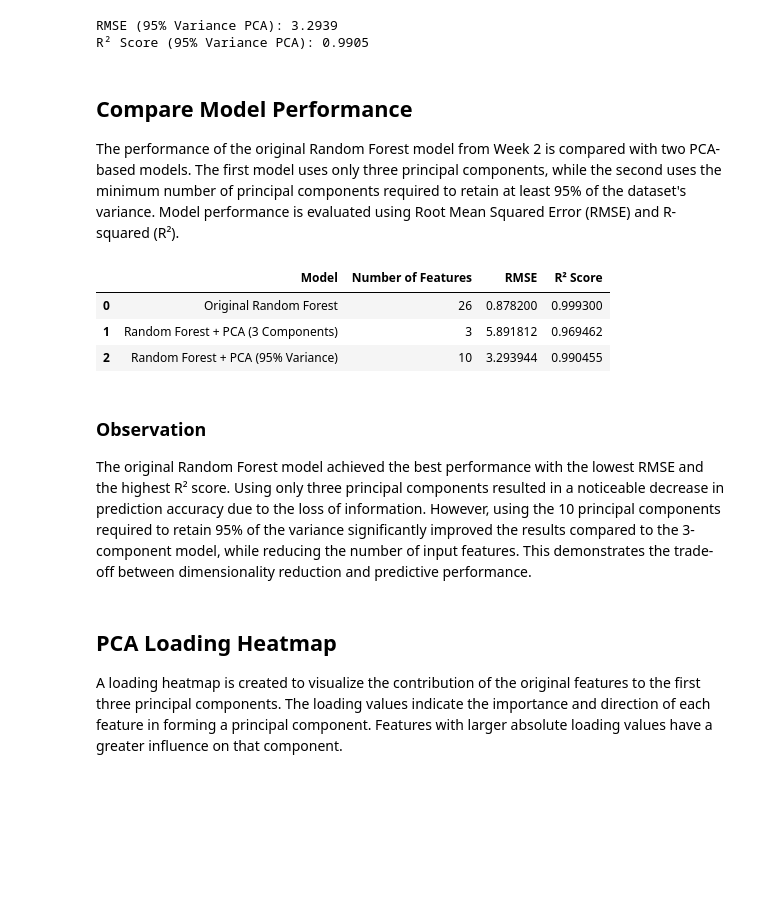
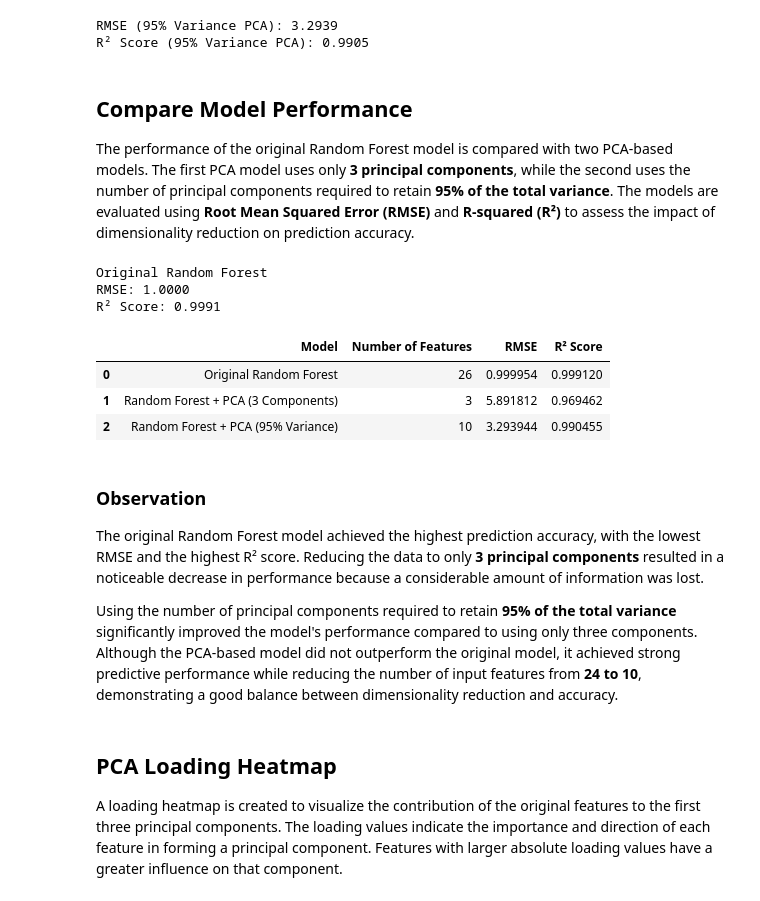
Before and after one commit to hania-sajjad/WEEK-3-TASK, a Jupyter notebook: notebooks /week3_pca.ipynb, the cells around one changed output. Drawn from its saved outputs; the diff is of its cells as text; code cells hidden in the pictures; blank space fills up the shorter version.

Commit message:
Fixed Comparison Part

```diff
--- a/notebooks /week3_pca.ipynb
+++ b/notebooks /week3_pca.ipynb
@@ -268,42 +268,69 @@ R² Score (95% Variance PCA): 0.9905
 # %% [markdown]
 ## Compare Model Performance
 
-The performance of the original Random Forest model from Week 2 is compared with two PCA-based models. The first model uses only three principal components, while the second uses the minimum number of principal components required to retain at least 95% of the dataset's variance. Model performance is evaluated using Root Mean Squared Error (RMSE) and R-squared (R²).
+The performance of the original Random Forest model is compared with two PCA-based models. The first PCA model uses only **3 principal components**, while the second uses the number of principal components required to retain **95% of the total variance**. The models are evaluated using **Root Mean Squared Error (RMSE)** and **R-squared (R²)** to assess the impact of dimensionality reduction on prediction accuracy.
+# %%
+# Train the original Random Forest model (without PCA)
+
+rf_original = RandomForestRegressor(
+    n_estimators=100,
+    random_state=42
+)
+
+rf_original.fit(X_train, y_train)
+
+# Make predictions
+y_pred_original = rf_original.predict(X_test)
+
+# Evaluate the original model
+rmse_original = np.sqrt(mean_squared_error(y_test, y_pred_original))
+r2_original = r2_score(y_test, y_pred_original)
+
+print("Original Random Forest")
+print(f"RMSE: {rmse_original:.4f}")
+print(f"R² Score: {r2_original:.4f}")
+# %% [output]
+Original Random Forest
+RMSE: 1.0000
+R² Score: 0.9991
 # %%
-# Performance comparison of all models
+# Compare the performance of all three models
+
 comparison = pd.DataFrame({
     "Model": [
         "Original Random Forest",
         "Random Forest + PCA (3 Components)",
         "Random Forest + PCA (95% Variance)"
     ],
     "Number of Features": [
         X_train.shape[1],
         3,
         n_components_95
     ],
     "RMSE": [
-        0.8782,
+        rmse_original,
         rmse_3,
         rmse_95
     ],
     "R² Score": [
-        0.9993,
+        r2_original,
         r2_3,
         r2_95
     ]
 })
 
 comparison
 # %% [output]
 |  | Model | Number of Features | RMSE | R² Score |
-| 0 | Original Random Forest | 26 | 0.878200 | 0.999300 |
+| 0 | Original Random Forest | 26 | 0.999954 | 0.999120 |
 | 1 | Random Forest + PCA (3 Components) | 3 | 5.891812 | 0.969462 |
 | 2 | Random Forest + PCA (95% Variance) | 10 | 3.293944 | 0.990455 |
 # %% [markdown]
 ### Observation
 
-The original Random Forest model achieved the best performance with the lowest RMSE and the highest R² score. Using only three principal components resulted in a noticeable decrease in prediction accuracy due to the loss of information. However, using the 10 principal components required to retain 95% of the variance significantly improved the results compared to the 3-component model, while reducing the number of input features. This demonstrates the trade-off between dimensionality reduction and predictive performance.
+The original Random Forest model achieved the highest prediction accuracy, with the lowest RMSE and the highest R² score. Reducing the data to only **3 principal components** resulted in a noticeable decrease in performance because a considerable amount of information was lost.
+
+Using the number of principal components required to retain **95% of the total variance** significantly improved the model's performance compared to using only three components. Although the PCA-based model did not outperform the original model, it achieved strong predictive performance while reducing the number of input features from **24 to 10**, demonstrating a good balance between dimensionality reduction and accuracy.
 # %% [markdown]
 ## PCA Loading Heatmap
 
```
Also changed, not shown: parts of 1 cell of this notebook.
